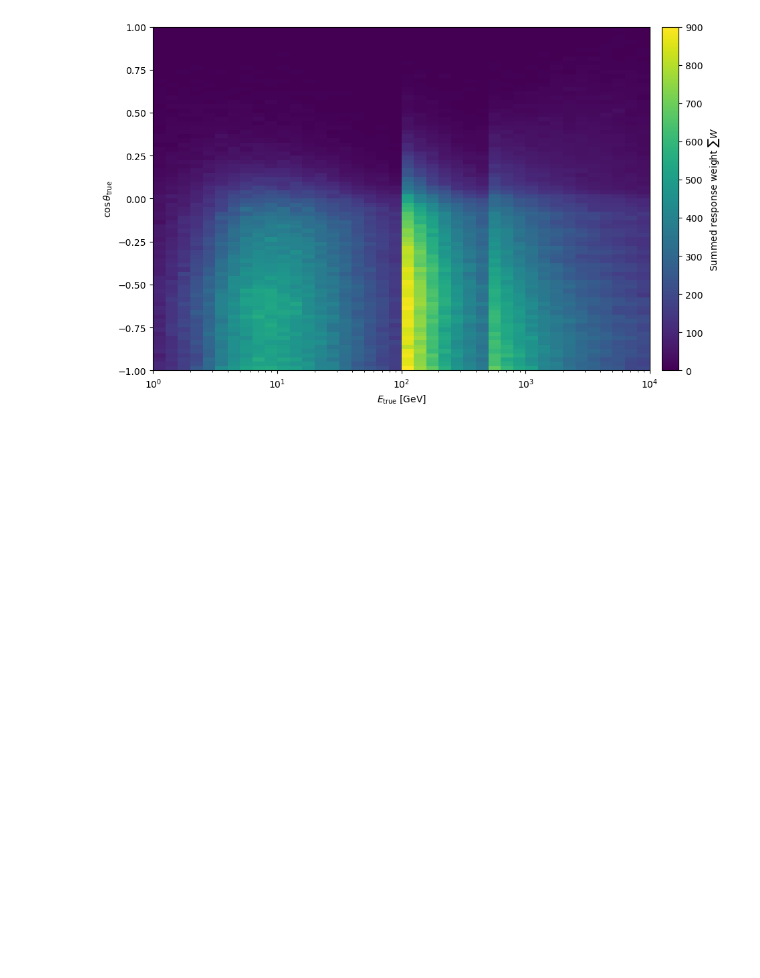
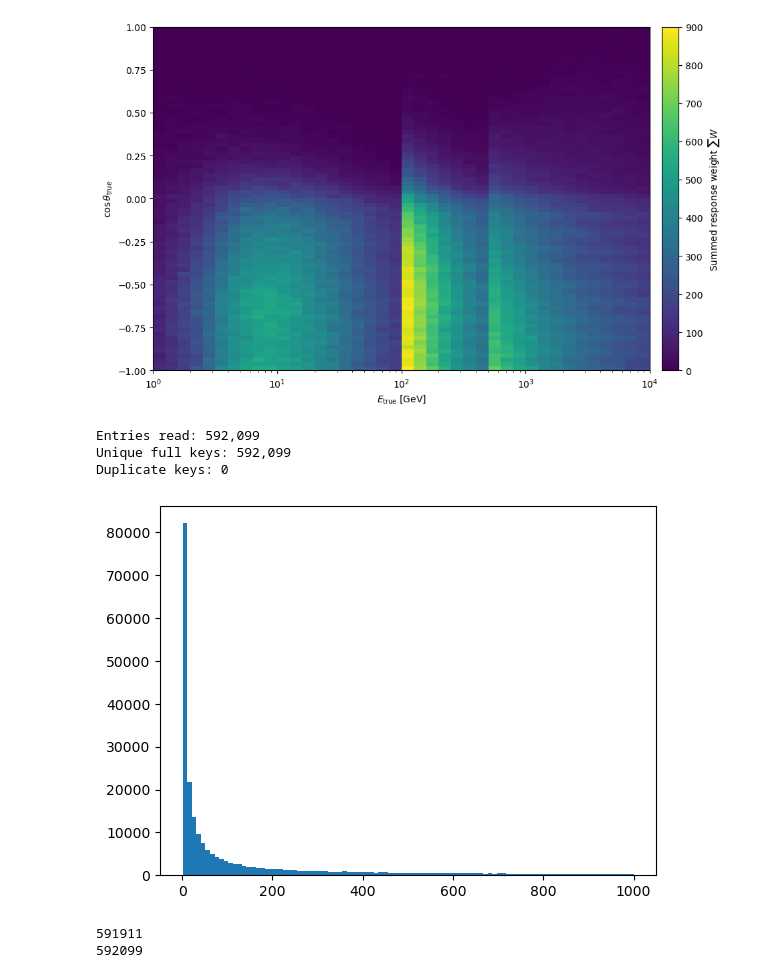
Before and after one commit to IsabelGoos/Joint-Inversion, a Jupyter notebook: Forward-Model/Detector-Effects/ORCA/ORCA_det_effects.ipynb, the cells around one changed output. Cells and saved outputs as stored; diff of their text form; code cells hidden in the pictures; blank space fills up the shorter version.

```diff
--- a/Forward-Model/Detector-Effects/ORCA/ORCA_det_effects.ipynb
+++ b/Forward-Model/Detector-Effects/ORCA/ORCA_det_effects.ipynb
@@ -78,0 +85,46 @@ plt.show()
+# %%
+keys = np.column_stack((
+    arrays["E_reco_bin"],
+    arrays["Ct_reco_bin"],
+    arrays["E_true_bin"],
+    arrays["Ct_true_bin"],
+    arrays["Pdg"],
+    arrays["IsCC"].astype(int),
+    arrays["AnaClass"],
+))
+
+unique_keys, inverse, counts = np.unique(
+    keys,
+    axis=0,
+    return_inverse=True,
+    return_counts=True,
+)
+
+duplicate_groups = np.flatnonzero(counts > 1)
+
+print(f"Entries read: {len(keys):,}")
+print(f"Unique full keys: {len(unique_keys):,}")
+print(f"Duplicate keys: {len(duplicate_groups):,}")
+
+for group_id in duplicate_groups:
+    indices = np.flatnonzero(inverse == group_id)
+    weights = arrays["W"][indices]
+
+    print("\nKey:", unique_keys[group_id])
+    print("Rows:", indices)
+    print("W values:", weights)
+    print("All W values identical?", np.all(weights == weights[0]))
+# %% [output]
+Entries read: 592,099
+Unique full keys: 592,099
+Duplicate keys: 0
+# %%
+plt.hist(arrays["W"], bins=np.linspace(1, 1000, 100));
+# %% [output]
+[figure, added]
+# %%
+print(len(np.unique(arrays["W"])))
+print(len((arrays["W"])))
+# %% [output]
+591911
+592099
```
Also changed, not shown: parts of 3 cells of this notebook, 9 other files.
